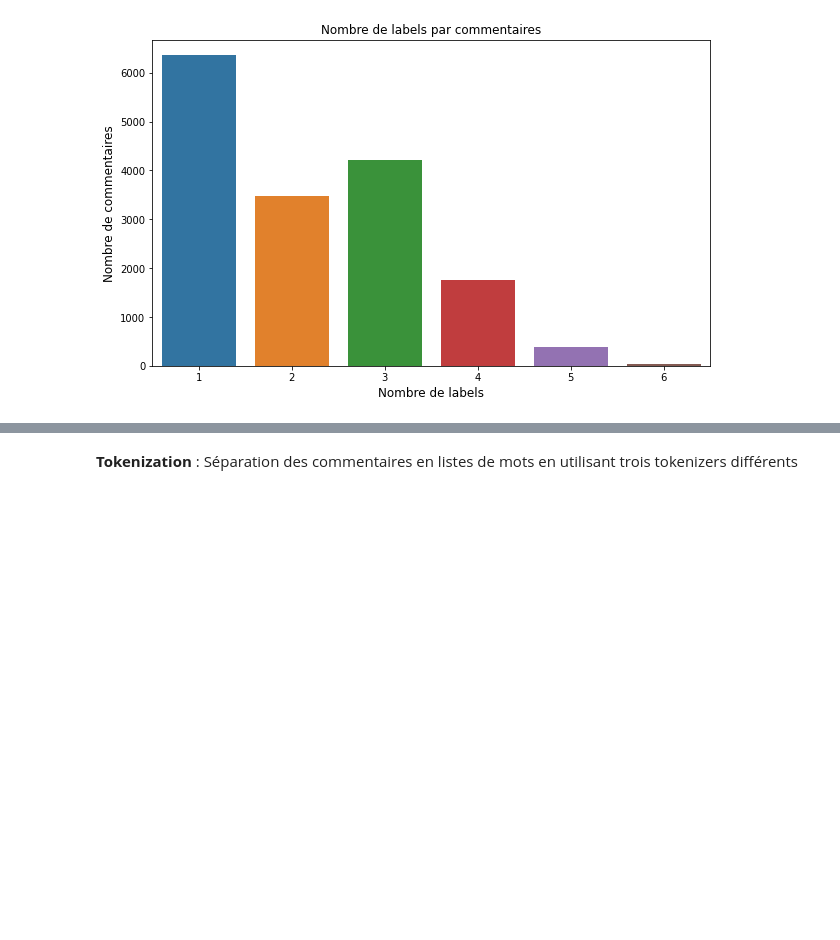
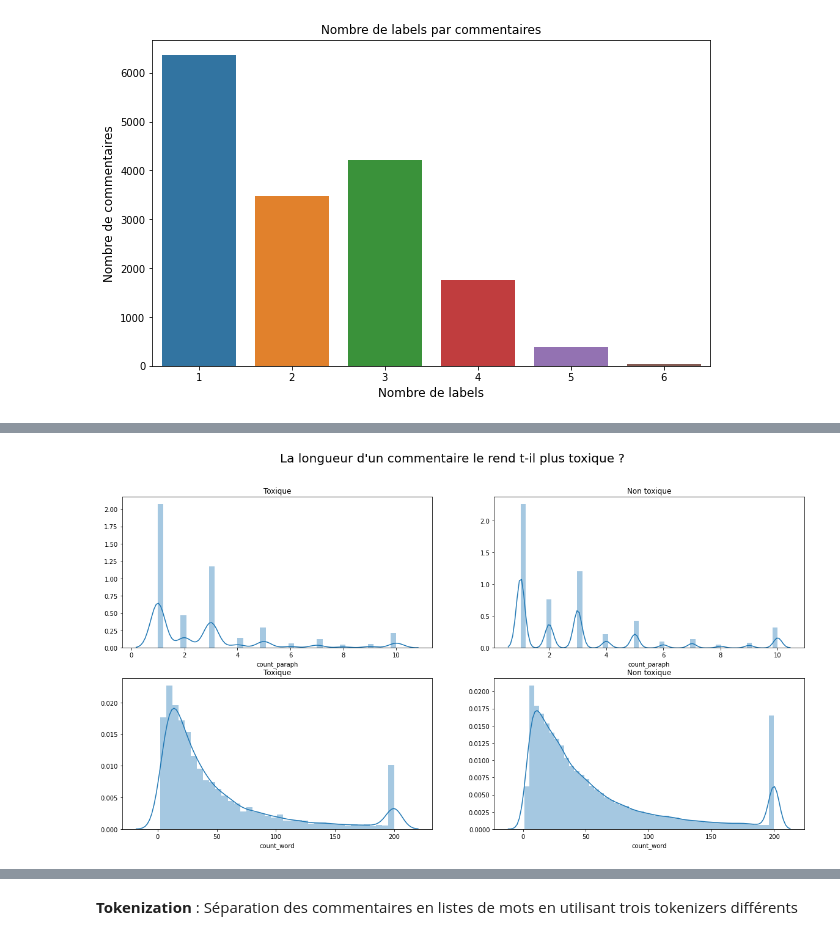
Before and after one commit to YannickLy/NLP-Project-ENSAE-2020, a Jupyter notebook: Notebook/draft.ipynb, the cells around one changed output, grey strips where cells are left out. Cells and saved outputs as stored; diff of their text form; code cells hidden in the pictures; blank space fills up the shorter version.

```diff
--- a/Notebook/draft.ipynb
+++ b/Notebook/draft.ipynb
@@ -243,0 +247,21 @@ df_features["mean_word_len"] = train["comment_text"].apply(lambda x: np.mean([le
+# %%
+df['count_paraph'].loc[df['count_paraph']>10] = 10
+df['count_word'].loc[df['count_word']>200] = 200
+
+plt.figure(figsize=(20,10))
+plt.suptitle("La longueur d'un commentaire le rend t-il plus toxique ?", fontsize = 20)
+plt.subplot(221)
+plt.title('Toxique', fontsize = 12)
+sns.distplot(df[df['toxic_or_not'] == True]['count_paraph'])
+plt.subplot(222)
+plt.title('Non toxique', fontsize = 12)
+sns.distplot(df[df['toxic_or_not'] == False]['count_paraph'])
+plt.subplot(223)
+plt.title('Toxique', fontsize = 12)
+sns.distplot(df[df['toxic_or_not'] == True]['count_word'])
+plt.subplot(224)
+plt.title('Non toxique', fontsize = 12)
+sns.distplot(df[df['toxic_or_not'] == False]['count_word'])
+plt.show()
+# %% [output]
+[figure, added]
```
Also changed, not shown: parts of 17 cells of this notebook.
